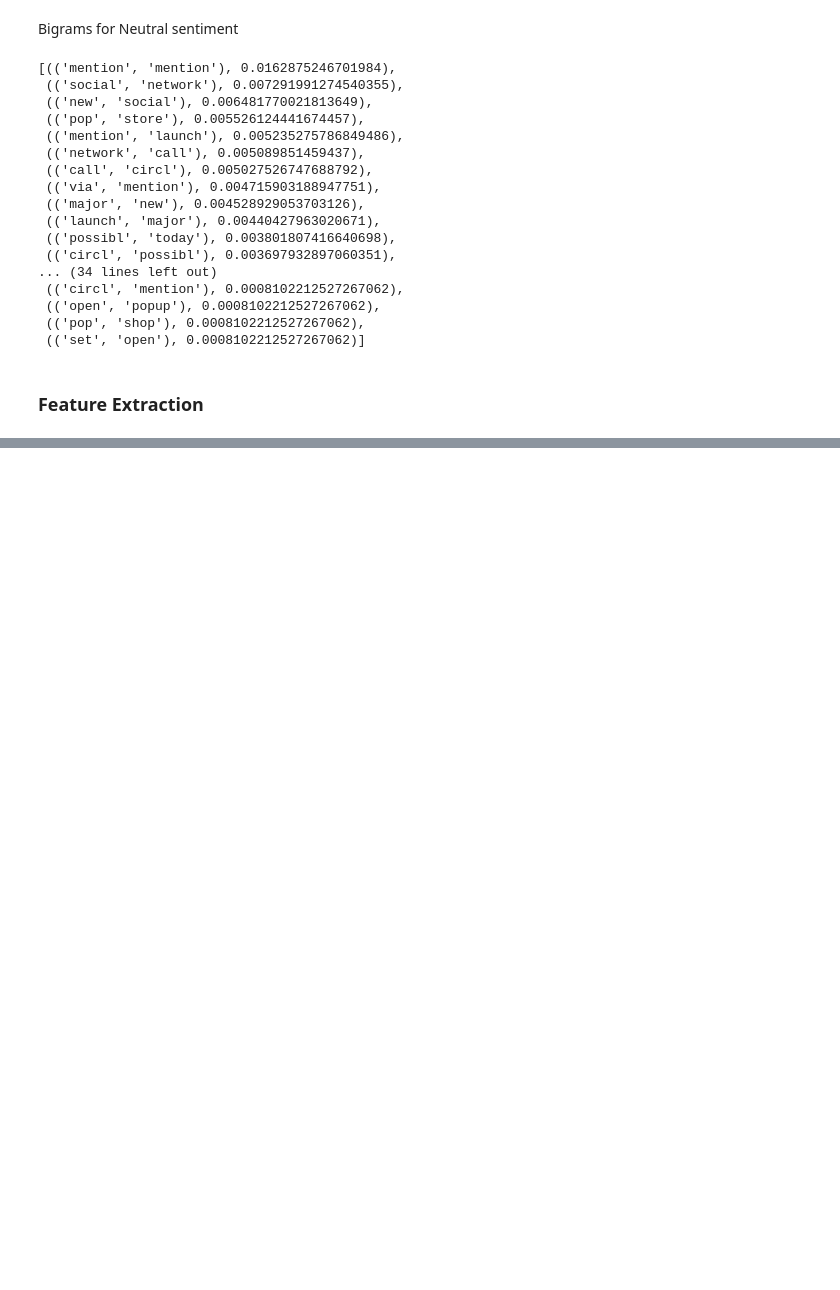
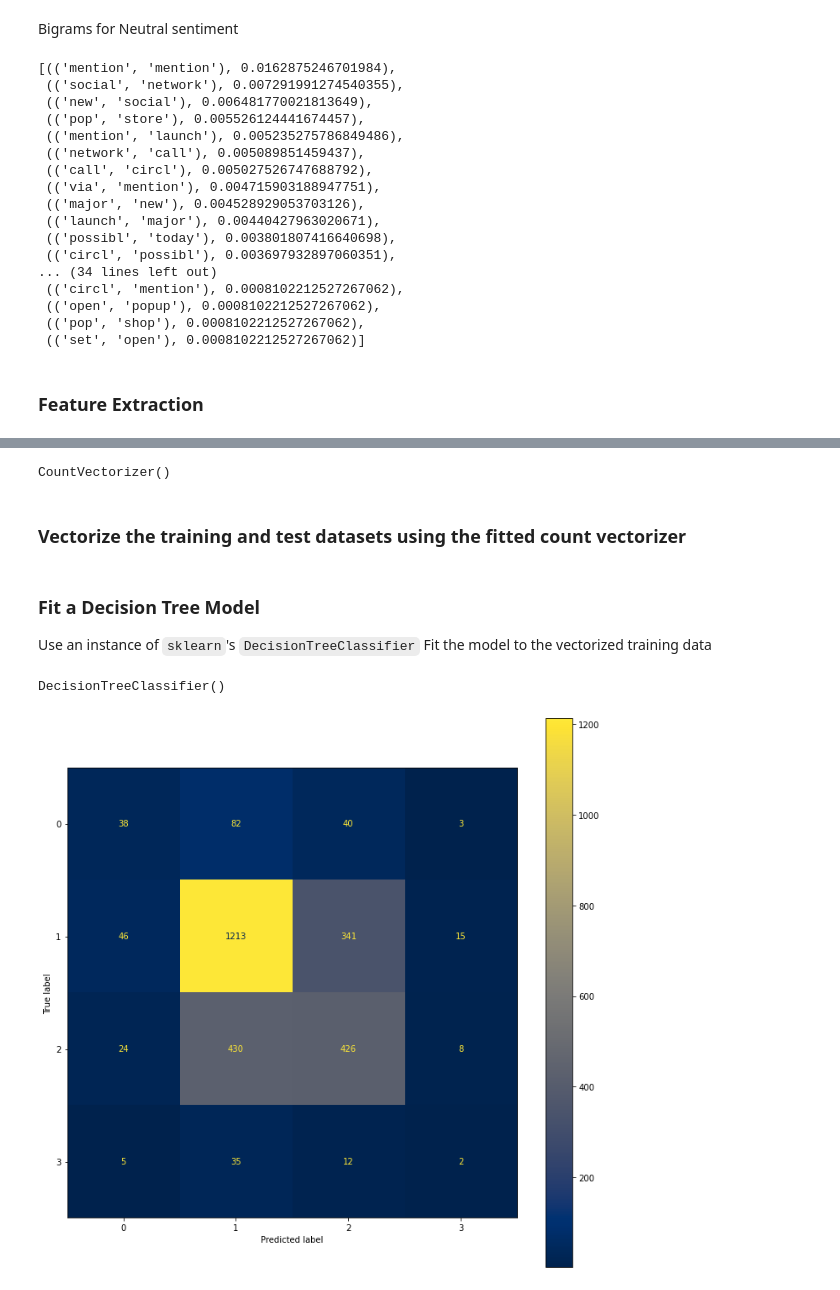
Before and after one commit to KImondorose/Deciphering-the-Public-Opinion-on-Apple, a Jupyter notebook: work_in_progress/kirui.ipynb, the cells around one changed output, grey strips where cells are left out. Cells and saved outputs as stored; diff of their text form; code cells hidden in the pictures; blank space fills up the shorter version.

```diff
--- a/work_in_progress/kirui.ipynb
+++ b/work_in_progress/kirui.ipynb
@@ -810,0 +805,6 @@ top_50_neut_bigrams
+# %%
+# Create train test split
+X_train, X_test, y_train, y_test = train_test_split(
+    data["preprocessed_tweet_str"], data.sentiment, test_size=0.3)
+
+X_train
@@ -810,0 +841,42 @@ top_50_neut_bigrams
+# %%
+# Create a `vectorizer` instance
+vectorizer = CountVectorizer()
+
+# Fit the vectorizer to the training data
+vectorizer.fit(X_train)
+# %% [output]
+CountVectorizer()
+# %% [markdown]
+### Vectorize the training and test datasets using the fitted count vectorizer
+# %%
+
+X_train_vectorized = vectorizer.transform(X_train)
+X_test_vectorized = vectorizer.transform(X_test)
+# %% [markdown]
+### Fit a Decision Tree Model
+
+Use an instance of `sklearn`'s `DecisionTreeClassifier`
+Fit the model to the vectorized training data
+# %%
+# Initialize `dt_classifier`
+dt_classifier = DecisionTreeClassifier()
+
+# Fit the model to the training data
+dt_classifier.fit(X_train_vectorized, y_train)
+# %% [output]
+DecisionTreeClassifier()
+# %%
+
+# Get the predictions from the decision tree classifier
+y_pred = dt_classifier.predict(X_test_vectorized)
+# Compute the confusion matrix
+cm = confusion_matrix(y_test, y_pred)
+# Create the confusion matrix display
+fig, ax = plt.subplots(figsize=(12, 12))
+disp = ConfusionMatrixDisplay(confusion_matrix=cm)
+# Plot the confusion matrix with the chosen color map
+disp.plot(ax=ax, cmap="cividis")
+# Show the plot
+plt.show()
+# %% [output]
+[figure, added]
```
Also changed, not shown: parts of 13 cells of this notebook.
